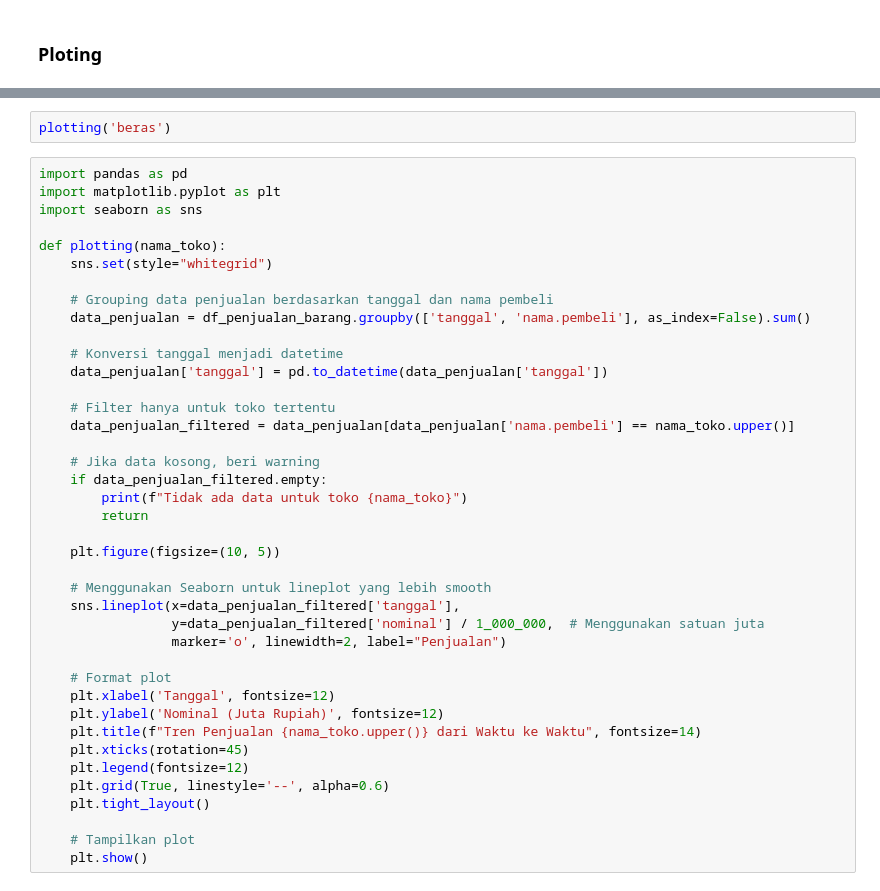
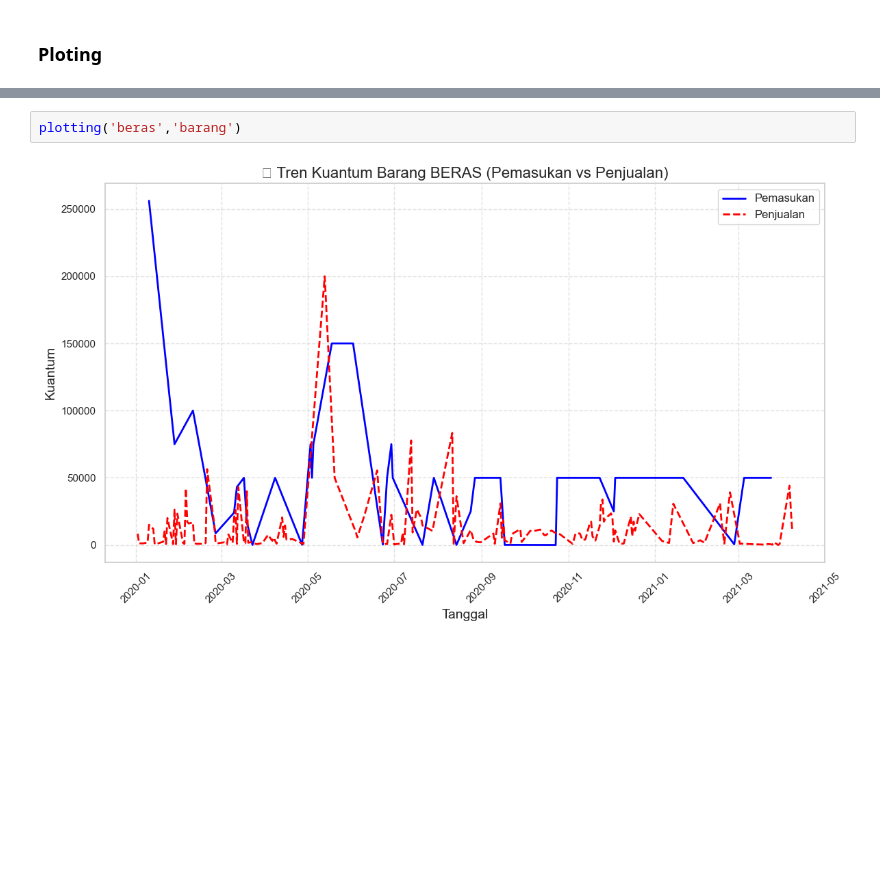
Before and after one commit to Silver4sh/Data-toko-sembako, a Jupyter notebook: sys/data-toko-sembako.ipynb, the cells around one changed output, grey strips where cells are left out. Drawn from its saved outputs; the diff is of its cells as text; blank space fills up the shorter version.

```diff
--- a/sys/data-toko-sembako.ipynb
+++ b/sys/data-toko-sembako.ipynb
@@ -109,42 +164,4 @@ def plotting(nama_toko):
 # %%
-plotting('beras')
+plotting('beras','barang')
+# %% [output]
+[figure, added]
-# %%
-import pandas as pd
-import matplotlib.pyplot as plt
-import seaborn as sns
-
-def plotting(nama_toko):
-    sns.set(style="whitegrid")
-
-    # Grouping data penjualan berdasarkan tanggal dan nama pembeli
-    data_penjualan = df_penjualan_barang.groupby(['tanggal', 'nama.pembeli'], as_index=False).sum()
-
-    # Konversi tanggal menjadi datetime
-    data_penjualan['tanggal'] = pd.to_datetime(data_penjualan['tanggal'])
-
-    # Filter hanya untuk toko tertentu
-    data_penjualan_filtered = data_penjualan[data_penjualan['nama.pembeli'] == nama_toko.upper()]
-
-    # Jika data kosong, beri warning
-    if data_penjualan_filtered.empty:
-        print(f"Tidak ada data untuk toko {nama_toko}")
-        return
-
-    plt.figure(figsize=(10, 5))
-
-    # Menggunakan Seaborn untuk lineplot yang lebih smooth
-    sns.lineplot(x=data_penjualan_filtered['tanggal'],
-                 y=data_penjualan_filtered['nominal'] / 1_000_000,  # Menggunakan satuan juta
-                 marker='o', linewidth=2, label="Penjualan")
-
-    # Format plot
-    plt.xlabel('Tanggal', fontsize=12)
-    plt.ylabel('Nominal (Juta Rupiah)', fontsize=12)
-    plt.title(f"Tren Penjualan {nama_toko.upper()} dari Waktu ke Waktu", fontsize=14)
-    plt.xticks(rotation=45)
-    plt.legend(fontsize=12)
-    plt.grid(True, linestyle='--', alpha=0.6)
-    plt.tight_layout()
-
-    # Tampilkan plot
-    plt.show()
```
Also changed, not shown: parts of 10 cells of this notebook.
